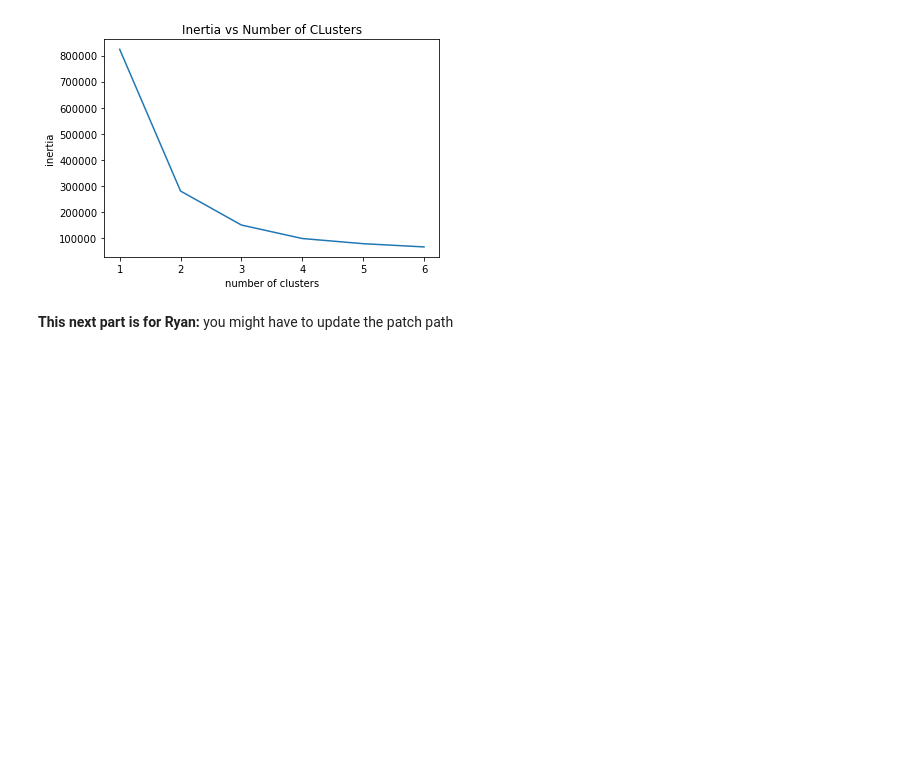
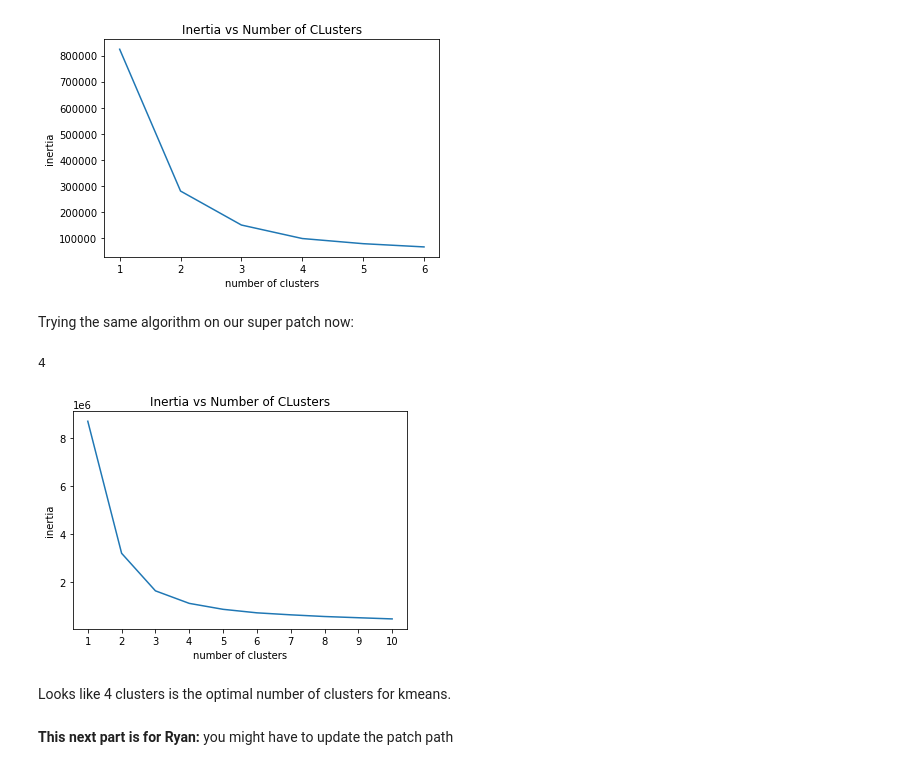
Before and after one commit to TILseg/TILseg, a Jupyter notebook: tilseg/abi_execution.ipynb, the cells around one changed output. Drawn from its saved outputs; the diff is of its cells as text; code cells hidden in the pictures; blank space fills up the shorter version.

```diff
--- a/tilseg/abi_execution.ipynb
+++ b/tilseg/abi_execution.ipynb
@@ -10,6 +12,20 @@ print(best_n_clusters)
 # %% [output]
 4
 [figure]
+# %% [markdown]
+Trying the same algorithm on our super patch now:
+# %%
+best_n_clusters = abi_kmeans_best_n_clusters.kmeans_best_n_clusters(
+    '/Users/abishek/Desktop/DataScienceClasses/TILseg/abi_patches/super_patch.tif',
+    10
+    )
+
+print(best_n_clusters)
+# %% [output]
+4
+[figure, added]
+# %% [markdown]
+Looks like 4 clusters is the optimal number of clusters for kmeans.
 # %% [markdown]
 <b>This next part is for Ryan:</b> you might have to update the patch path
 # %%
```
Also changed, not shown: parts of 8 cells of this notebook, 22 other files.
